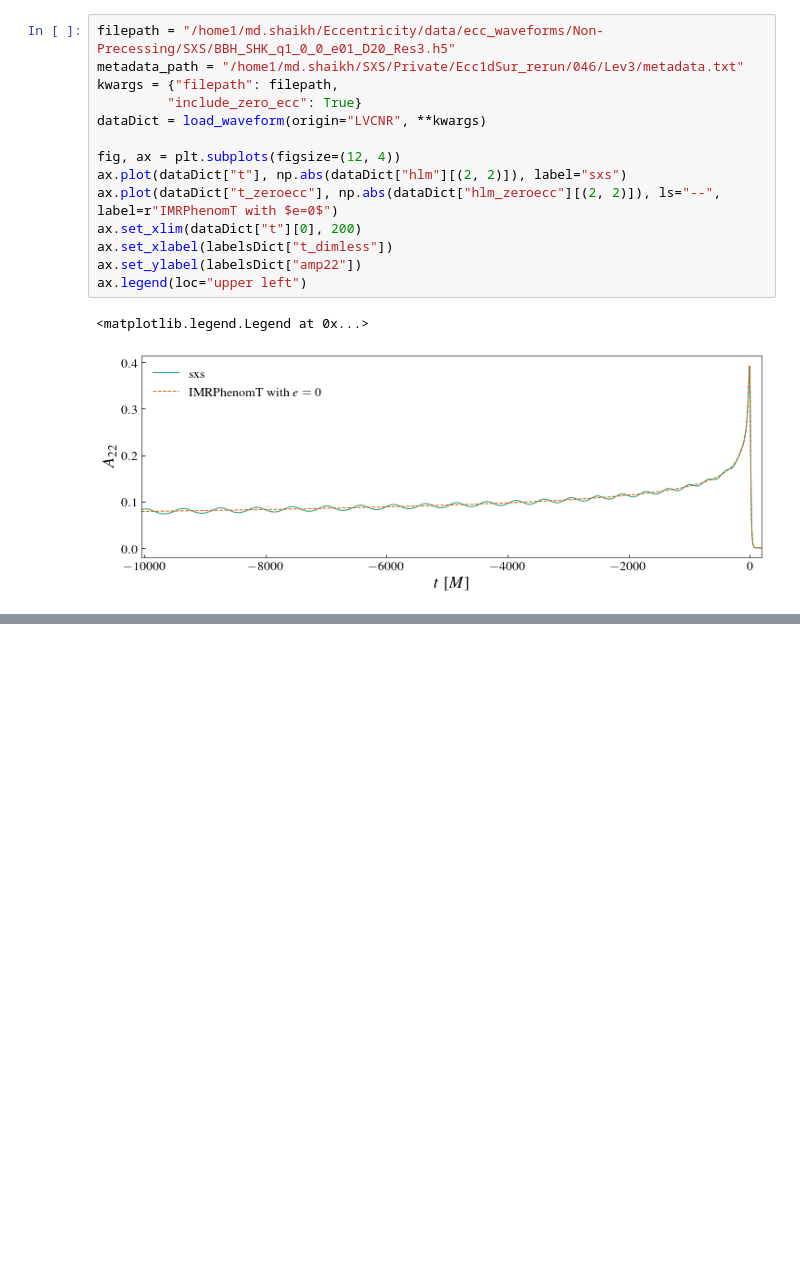
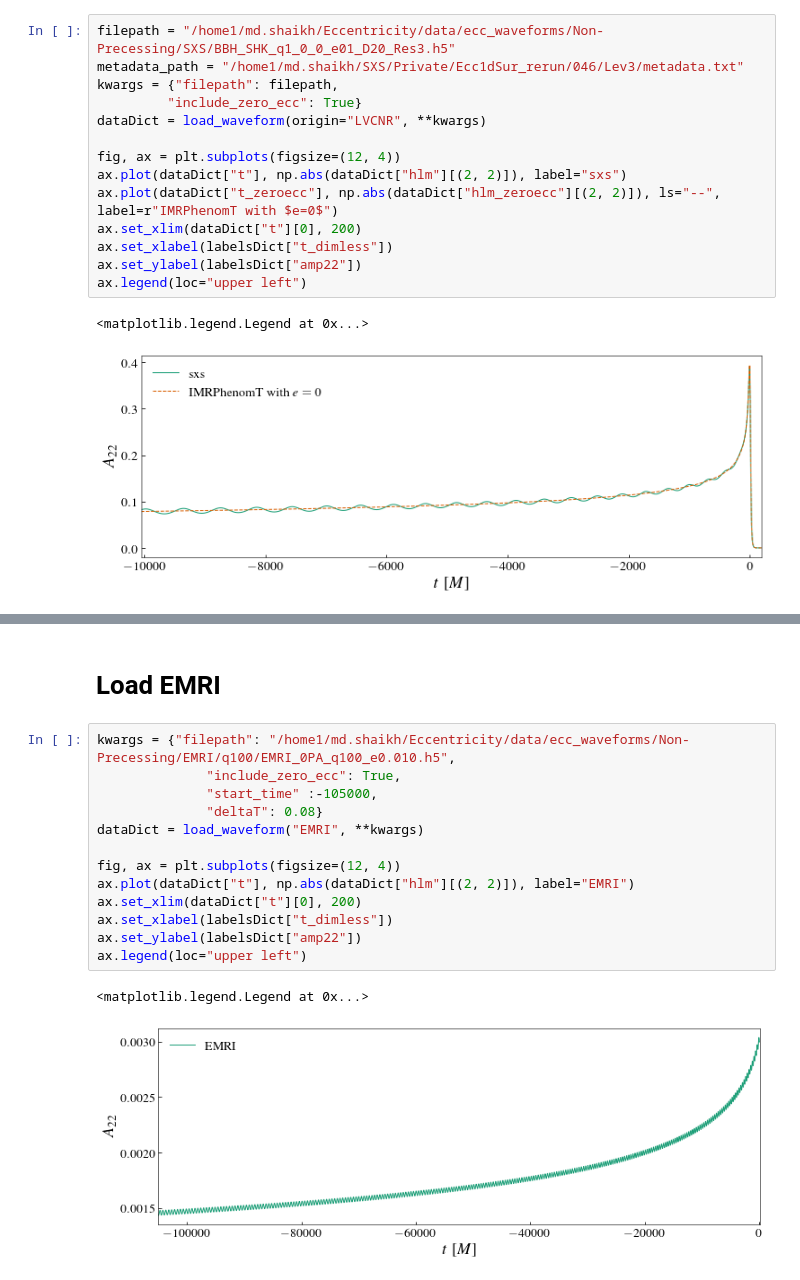
Before and after one commit to vijayvarma392/gw_eccentricity, a Jupyter notebook: notebook/load_sxs.ipynb, the cells around one changed output, grey strips where cells are left out. Saved outputs shown, nothing was run; the diff lists cells and outputs as text; blank space fills up the shorter version.

```diff
--- a/notebook/load_sxs.ipynb
+++ b/notebook/load_sxs.ipynb
@@ -159,0 +189,18 @@ ax.legend(loc="upper left")
+# %% [markdown]
+# Load EMRI
+# %%
+kwargs = {"filepath": "/home1/md.shaikh/Eccentricity/data/ecc_waveforms/Non-Precessing/EMRI/q100/EMRI_0PA_q100_e0.010.h5",
+              "include_zero_ecc": True,
+              "start_time" :-105000,
+              "deltaT": 0.08}
+dataDict = load_waveform("EMRI", **kwargs)
+
+fig, ax = plt.subplots(figsize=(12, 4))
+ax.plot(dataDict["t"], np.abs(dataDict["hlm"][(2, 2)]), label="EMRI")
+ax.set_xlim(dataDict["t"][0], 200)
+ax.set_xlabel(labelsDict["t_dimless"])
+ax.set_ylabel(labelsDict["amp22"])
+ax.legend(loc="upper left")
+# %% [output]
+<matplotlib.legend.Legend at 0x...>
+[figure, added]
```
Also changed, not shown: parts of 14 cells of this notebook, 1 other file.
